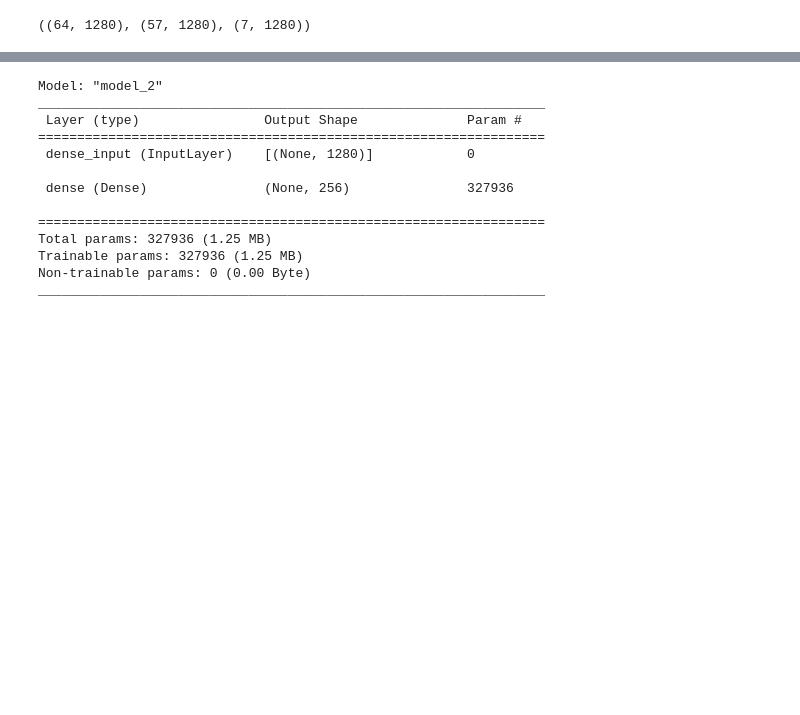
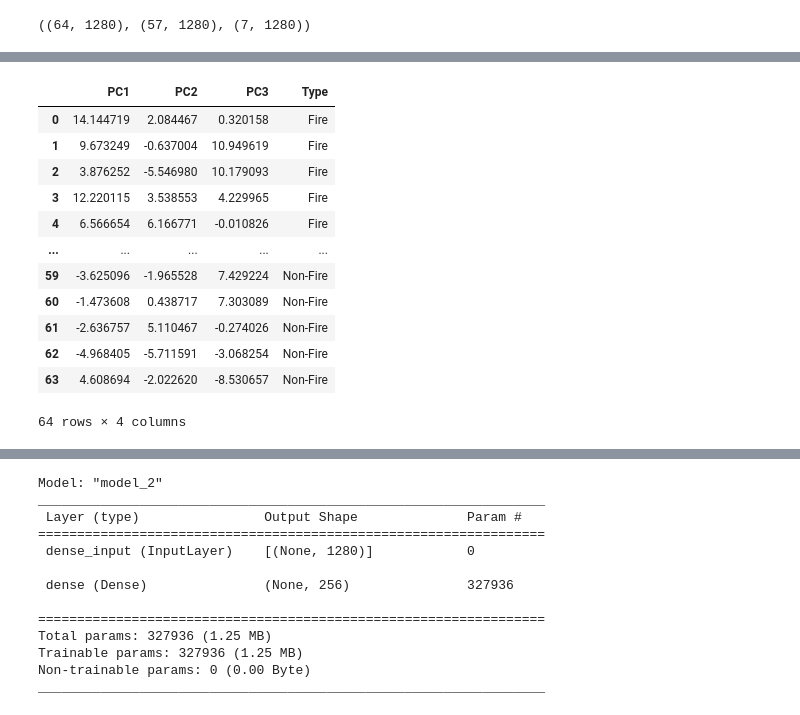
Before and after one commit to mfilipak/FILIPAK-DATA-SCIENCE, a Jupyter notebook: DIA5e6.ipynb, the cells around one changed output, grey strips where cells are left out. Cells and saved outputs as stored; diff of their text form; code cells hidden in the pictures; blank space fills up the shorter version.

```diff
--- a/DIA5e6.ipynb
+++ b/DIA5e6.ipynb
@@ -336,25 +346,41 @@ plt.show()
 # %%
+#Usando plotly junto com pandas
 import plotly.express as px
 import pandas as pd
 from sklearn.decomposition import PCA
 
 # Assuming x_fire and x_nonfire are your datasets
 # Combine the two datasets and create a label array
 X = np.vstack((x_fire, x_nonfire))
 labels = ['Fire'] * len(x_fire) + ['Non-Fire'] * len(x_nonfire)
 
 # Perform PCA to reduce dimensions to 3
 pca = PCA(n_components=3)
 X_pca = pca.fit_transform(X)
 
 # Create a DataFrame for Plotly
 df = pd.DataFrame(X_pca, columns=['PC1', 'PC2', 'PC3'])
 df['Type'] = labels
 
+display(df)
+
 # Plot using Plotly Express
 fig = px.scatter_3d(df, x='PC1', y='PC2', z='PC3', color='Type', title="3D PCA Plot")
 fig.show()
 # %% [output]
+|  | PC1 | PC2 | PC3 | Type |
+| 0 | 14.144719 | 2.084467 | 0.320158 | Fire |
+| 1 | 9.673249 | -0.637004 | 10.949619 | Fire |
+| 2 | 3.876252 | -5.546980 | 10.179093 | Fire |
+| 3 | 12.220115 | 3.538553 | 4.229965 | Fire |
+| 4 | 6.566654 | 6.166771 | -0.010826 | Fire |
+| ... | ... | ... | ... | ... |
+| 59 | -3.625096 | -1.965528 | 7.429224 | Non-Fire |
+| 60 | -1.473608 | 0.438717 | 7.303089 | Non-Fire |
+| 61 | -2.636757 | 5.110467 | -0.274026 | Non-Fire |
+| 62 | -4.968405 | -5.711591 | -3.068254 | Non-Fire |
+| 63 | 4.608694 | -2.022620 | -8.530657 | Non-Fire |
+64 rows × 4 columns
 [interactive output not drawn]
 # %%
 submodel_l1 = Model(inputs=classif.input, outputs=classif.layers[0].output)
```
Also changed, not shown: parts of 12 cells of this notebook.
